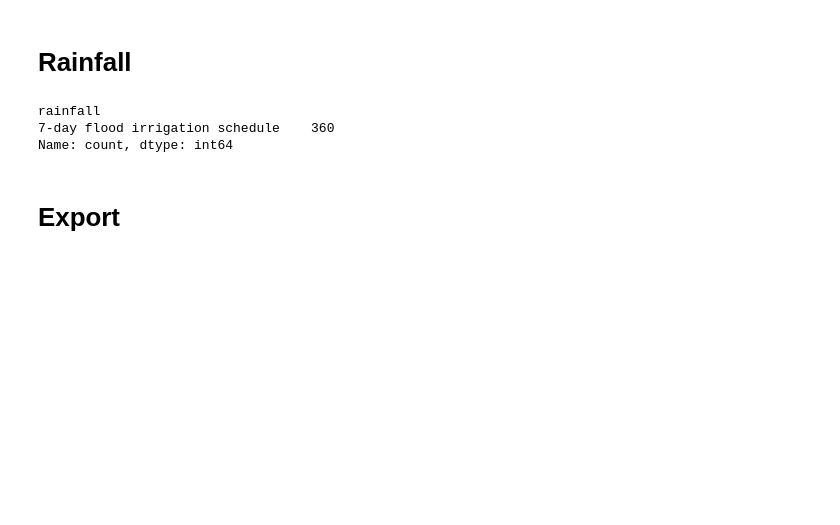
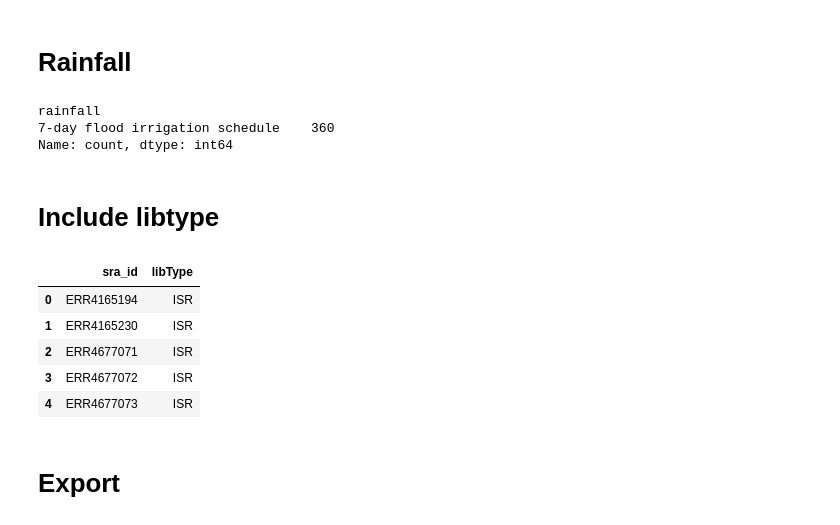
Before and after one commit to omatheuspimenta/scripts-databases, a Jupyter notebook: scripts/filter_and_ontology.ipynb, the cells around one changed output. Saved outputs shown, nothing was run; the diff lists cells and outputs as text; code cells hidden in the pictures; blank space fills up the shorter version.

Commit message:
include libtype

```diff
--- a/scripts/filter_and_ontology.ipynb
+++ b/scripts/filter_and_ontology.ipynb
@@ -951,3 +951,16 @@ print(rainfall_counts)
 rainfall
 7-day flood irrigation schedule    360
 Name: count, dtype: int64
+# %% [markdown]
+# Include libtype
+# %%
+libtype_df = pd.read_csv("../raw/libtype.csv")
+# %%
+libtype_df.head()
+# %% [output]
+|  | sra_id | libType |
+| 0 | ERR4165194 | ISR |
+| 1 | ERR4165230 | ISR |
+| 2 | ERR4677071 | ISR |
+| 3 | ERR4677072 | ISR |
+| 4 | ERR4677073 | ISR |
```
Also changed, not shown: parts of 1 cell of this notebook, 2 other files.
